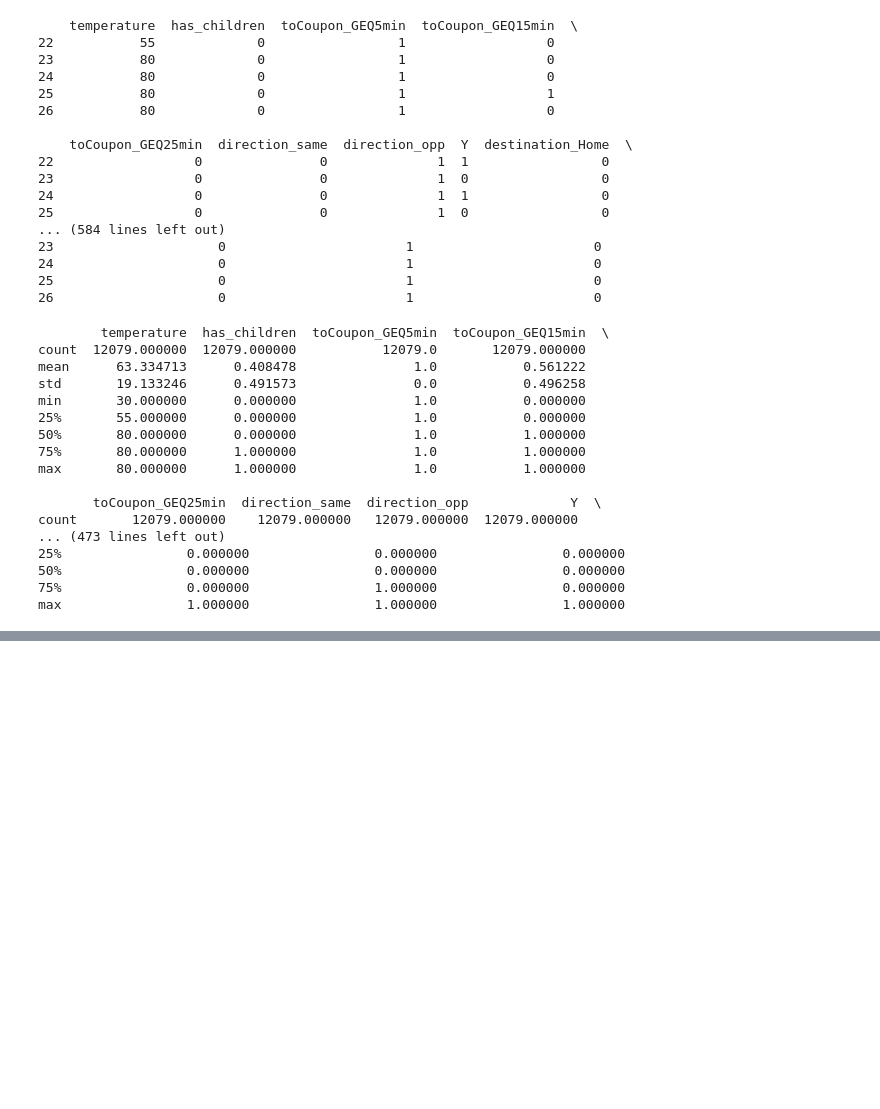
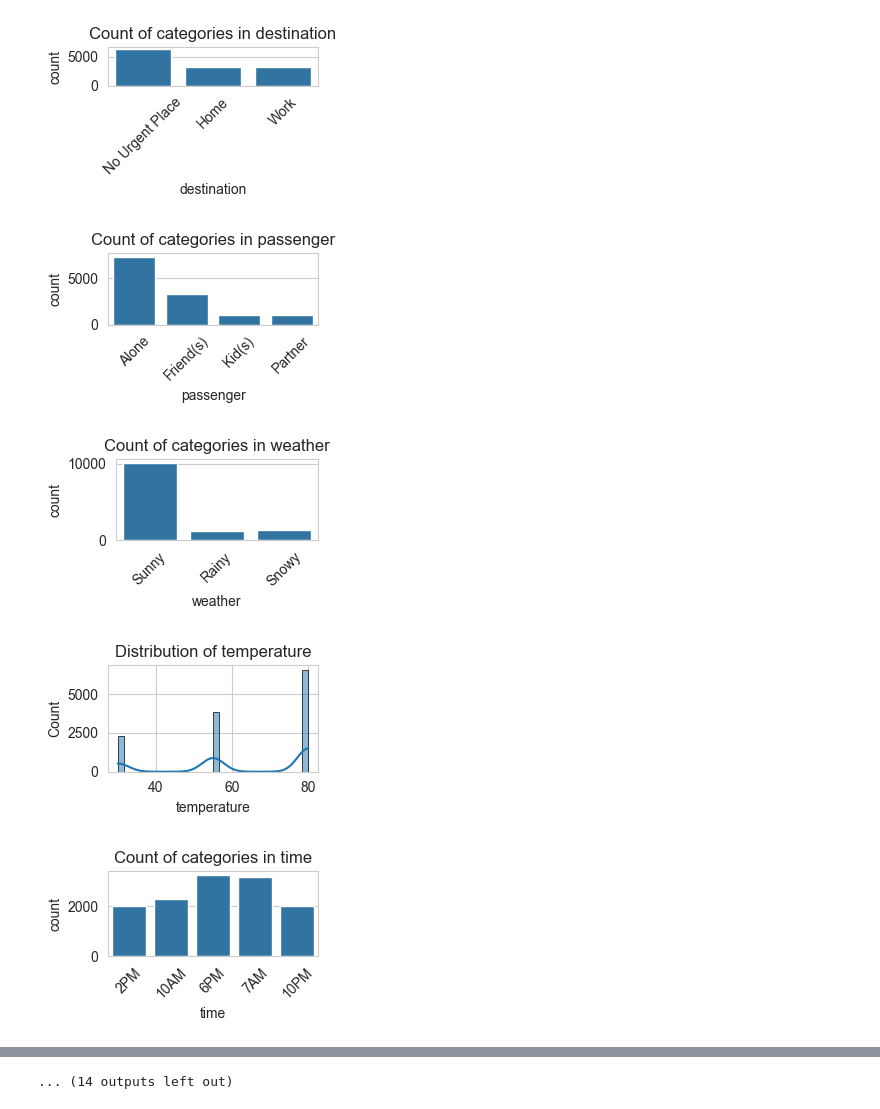
Before and after one commit to wimphil/machine_learning_group_11, a Jupyter notebook: Drivers_Recommendation_Dataset_Jupyter.ipynb, the cells around one changed output, grey strips where cells are left out. Saved outputs shown, nothing was run; the diff lists cells and outputs as text; code cells hidden in the pictures; blank space fills up the shorter version.

Commit message:
Version ohne Preprocessing

```diff
--- a/Drivers_Recommendation_Dataset_Jupyter.ipynb
+++ b/Drivers_Recommendation_Dataset_Jupyter.ipynb
@@ -126,44 +55,19 @@ print(X.head())  # We See there are many categorical variables, thats why we hav
-# %%
-from sklearn.preprocessing import OneHotEncoder
-print(X.head())
-X = pd.get_dummies(X, drop_first=False)    #Create dummy variables
-X = X.replace({True: 1, False: 0}).infer_objects(copy=False)  #.infer_object(copy=false) to silence the warning that Future Versions will work in another way
-print(X.head())
-# %% [output]
-    temperature  has_children  toCoupon_GEQ5min  toCoupon_GEQ15min  \
-22           55             0                 1                  0
-23           80             0                 1                  0
-24           80             0                 1                  0
-25           80             0                 1                  1
-26           80             0                 1                  0
-
-    toCoupon_GEQ25min  direction_same  direction_opp  Y  destination_Home  \
-22                  0               0              1  1                 0
-23                  0               0              1  0                 0
-24                  0               0              1  1                 0
-25                  0               0              1  0                 0
-... (584 lines left out)
-23                     0                       1                       0
-24                     0                       1                       0
-25                     0                       1                       0
-26                     0                       1                       0
-# %%
-print(X.describe())
-# %% [output]
-        temperature  has_children  toCoupon_GEQ5min  toCoupon_GEQ15min  \
-count  12079.000000  12079.000000           12079.0       12079.000000
-mean      63.334713      0.408478               1.0           0.561222
-std       19.133246      0.491573               0.0           0.496258
-min       30.000000      0.000000               1.0           0.000000
-25%       55.000000      0.000000               1.0           0.000000
-50%       80.000000      0.000000               1.0           1.000000
-75%       80.000000      1.000000               1.0           1.000000
-max       80.000000      1.000000               1.0           1.000000
-
-       toCoupon_GEQ25min  direction_same  direction_opp             Y  \
-count       12079.000000    12079.000000   12079.000000  12079.000000
-... (473 lines left out)
-25%                0.000000                0.000000                0.000000
-50%                0.000000                0.000000                0.000000
-75%                0.000000                1.000000                0.000000
-max                1.000000                1.000000                1.000000
+# %%
+
+for col in X.columns:
+    plt.figure(figsize=(3,2))
+    if pd.api.types.is_numeric_dtype(X[col]):
+        sns.histplot(X[col], bins=30, kde=True, edgecolor='black')
+        plt.title(f'Distribution of {col}')
+    else:
+        sns.countplot(x=X[col])
+        plt.title(f'Count of categories in {col}')
+        plt.xticks(rotation=45)
+    plt.tight_layout()
+    plt.show()
+# %% [output]
+[figure, added]
+[figure, added]
+[figure, added]
+[figure, added]
+[figure, added]
@@ -169,0 +81 @@ max                1.000000                1.000000                1.000000
+... (14 outputs left out)
```
Also changed, not shown: parts of 19 cells of this notebook.
